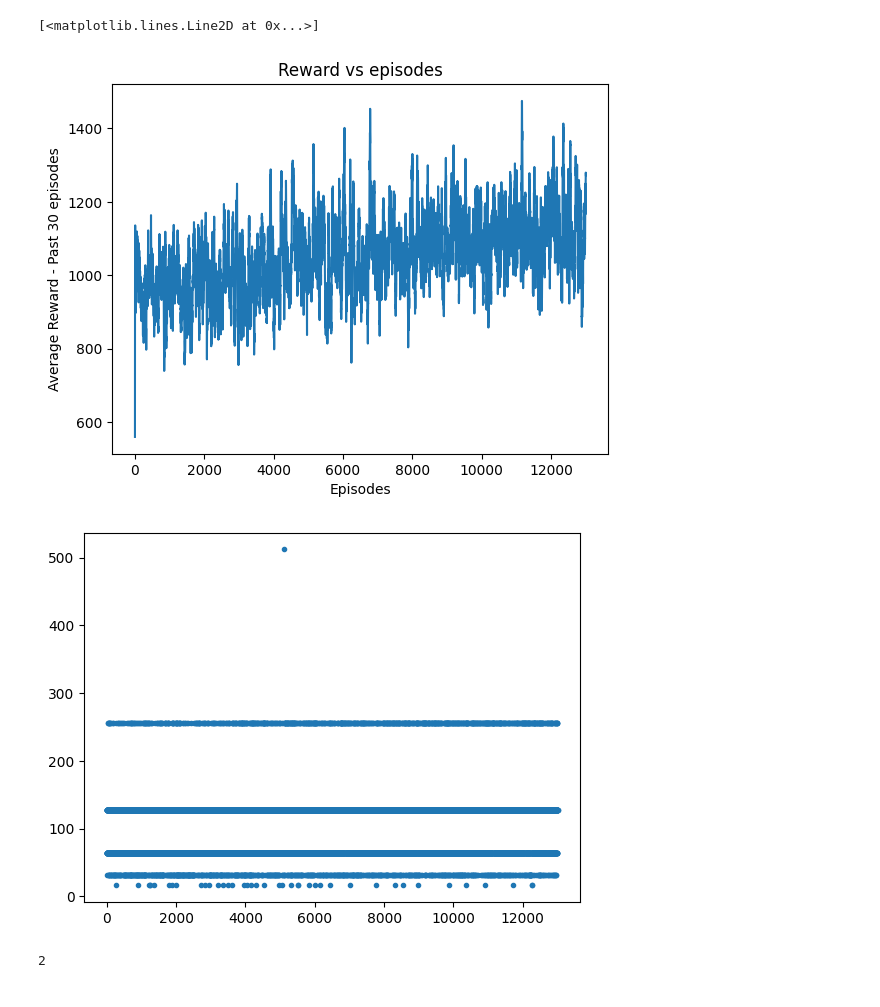
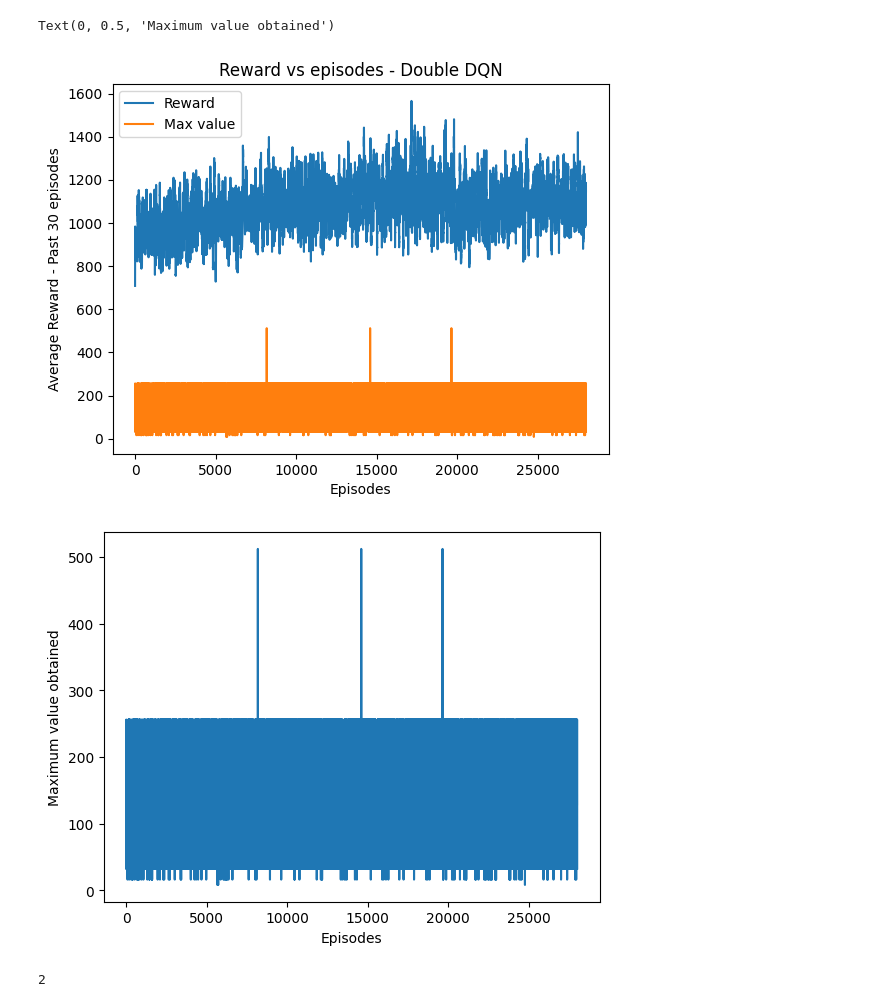
Before and after one commit to CelsoTC/Project4_Team4, a Jupyter notebook: plots.ipynb, the cells around one changed output. Saved outputs shown, nothing was run; the diff lists cells and outputs as text; code cells hidden in the pictures.

```diff
--- a/plots.ipynb
+++ b/plots.ipynb
@@ -1,22 +1,25 @@
 # %%
 import numpy as np
 import matplotlib.pyplot as plt
 
-reward =  np.load('./reward.npy')
-maximum_state = np.load('./max_value.npy')
+reward =  np.load('./Double_dqn/reward.npy')
+maximum_state = np.load('./Double_dqn/max_value.npy')
 
 plt.plot(reward, label='Reward')
-
+plt.plot(maximum_state, label='Max value')
 plt.xlabel('Episodes')
 plt.ylabel('Average Reward - Past 30 episodes')
-plt.title('Reward vs episodes')
+plt.title('Reward vs episodes - Double DQN')
+plt.legend()
 
 plt.figure()
-plt.plot(maximum_state, '.', label='Max_state')
+plt.plot(maximum_state, label='Max_state')
+plt.xlabel('Episodes')
+plt.ylabel('Maximum value obtained')
 # %% [output]
-[<matplotlib.lines.Line2D at 0x...>]
+Text(0, 0.5, 'Maximum value obtained')
-[figure, old version]
+[figure, new version]
-[figure, old version]
+[figure, new version]
 # %%
 import gym
 import gym_2048
```
Also changed, not shown: 8 other files.
